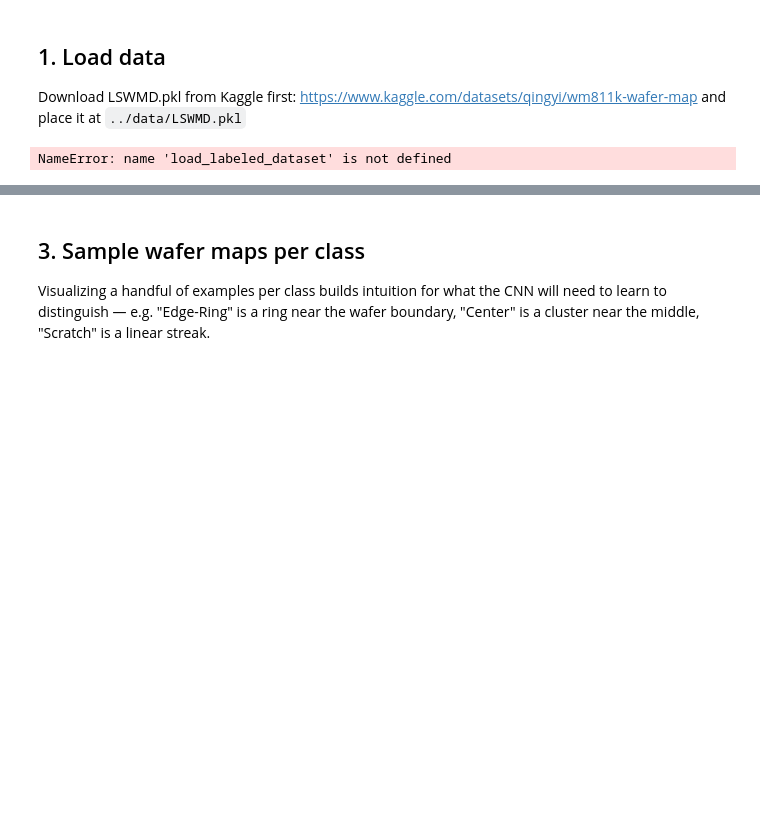
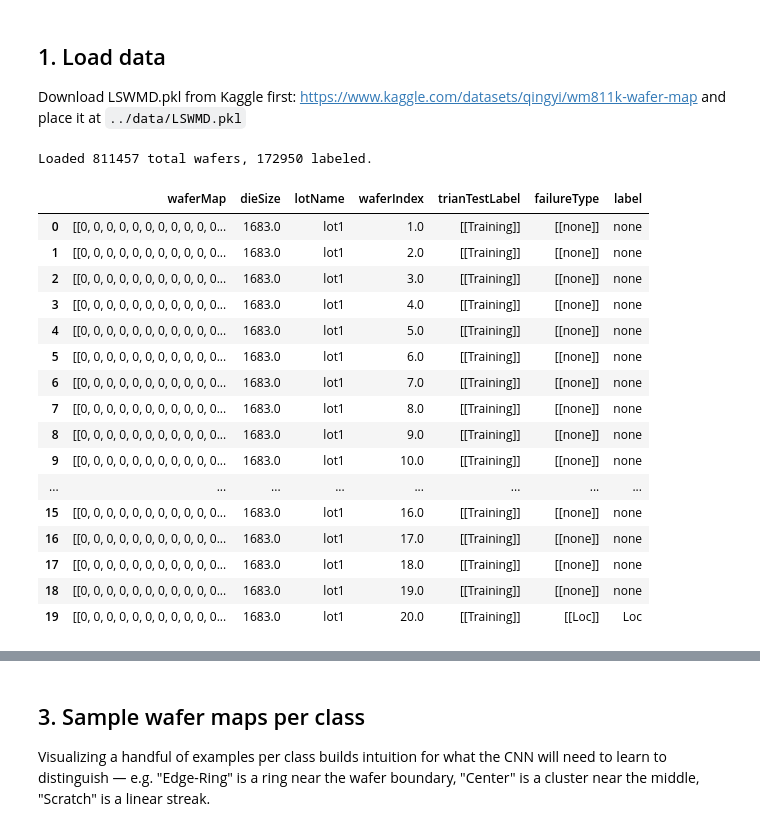
Before and after one commit to SravanPuvvada/wafer-defect-classification, a Jupyter notebook: notebooks/01_eda.ipynb, the cells around one changed output, grey strips where cells are left out. Drawn from its saved outputs; the diff is of its cells as text; code cells hidden in the pictures; blank space fills up the shorter version.

```diff
--- a/notebooks/01_eda.ipynb
+++ b/notebooks/01_eda.ipynb
@@ -37,6 +43,23 @@ https://www.kaggle.com/datasets/qingyi/wm811k-wafer-map
 and place it at `../data/LSWMD.pkl`
 # %%
 df = load_labeled_dataset("../data/LSWMD.pkl")
-df.head()
+df.head(20)
 # %% [output]
-NameError: name 'load_labeled_dataset' is not defined
+Loaded 811457 total wafers, 172950 labeled.
+|  | waferMap | dieSize | lotName | waferIndex | trianTestLabel | failureType | label |
+| 0 | [[0, 0, 0, 0, 0, 0, 0, 0, 0, 0, 0... | 1683.0 | lot1 | 1.0 | [[Training]] | [[none]] | none |
+| 1 | [[0, 0, 0, 0, 0, 0, 0, 0, 0, 0, 0... | 1683.0 | lot1 | 2.0 | [[Training]] | [[none]] | none |
+| 2 | [[0, 0, 0, 0, 0, 0, 0, 0, 0, 0, 0... | 1683.0 | lot1 | 3.0 | [[Training]] | [[none]] | none |
+| 3 | [[0, 0, 0, 0, 0, 0, 0, 0, 0, 0, 0... | 1683.0 | lot1 | 4.0 | [[Training]] | [[none]] | none |
+| 4 | [[0, 0, 0, 0, 0, 0, 0, 0, 0, 0, 0... | 1683.0 | lot1 | 5.0 | [[Training]] | [[none]] | none |
+| 5 | [[0, 0, 0, 0, 0, 0, 0, 0, 0, 0, 0... | 1683.0 | lot1 | 6.0 | [[Training]] | [[none]] | none |
+| 6 | [[0, 0, 0, 0, 0, 0, 0, 0, 0, 0, 0... | 1683.0 | lot1 | 7.0 | [[Training]] | [[none]] | none |
+| 7 | [[0, 0, 0, 0, 0, 0, 0, 0, 0, 0, 0... | 1683.0 | lot1 | 8.0 | [[Training]] | [[none]] | none |
+| 8 | [[0, 0, 0, 0, 0, 0, 0, 0, 0, 0, 0... | 1683.0 | lot1 | 9.0 | [[Training]] | [[none]] | none |
+| 9 | [[0, 0, 0, 0, 0, 0, 0, 0, 0, 0, 0... | 1683.0 | lot1 | 10.0 | [[Training]] | [[none]] | none |
+| ... | ... | ... | ... | ... | ... | ... | ... |
+| 15 | [[0, 0, 0, 0, 0, 0, 0, 0, 0, 0, 0... | 1683.0 | lot1 | 16.0 | [[Training]] | [[none]] | none |
+| 16 | [[0, 0, 0, 0, 0, 0, 0, 0, 0, 0, 0... | 1683.0 | lot1 | 17.0 | [[Training]] | [[none]] | none |
+| 17 | [[0, 0, 0, 0, 0, 0, 0, 0, 0, 0, 0... | 1683.0 | lot1 | 18.0 | [[Training]] | [[none]] | none |
+| 18 | [[0, 0, 0, 0, 0, 0, 0, 0, 0, 0, 0... | 1683.0 | lot1 | 19.0 | [[Training]] | [[none]] | none |
+| 19 | [[0, 0, 0, 0, 0, 0, 0, 0, 0, 0, 0... | 1683.0 | lot1 | 20.0 | [[Training]] | [[Loc]] | Loc |
```
Also changed, not shown: parts of 15 cells of this notebook, 1 other file.
